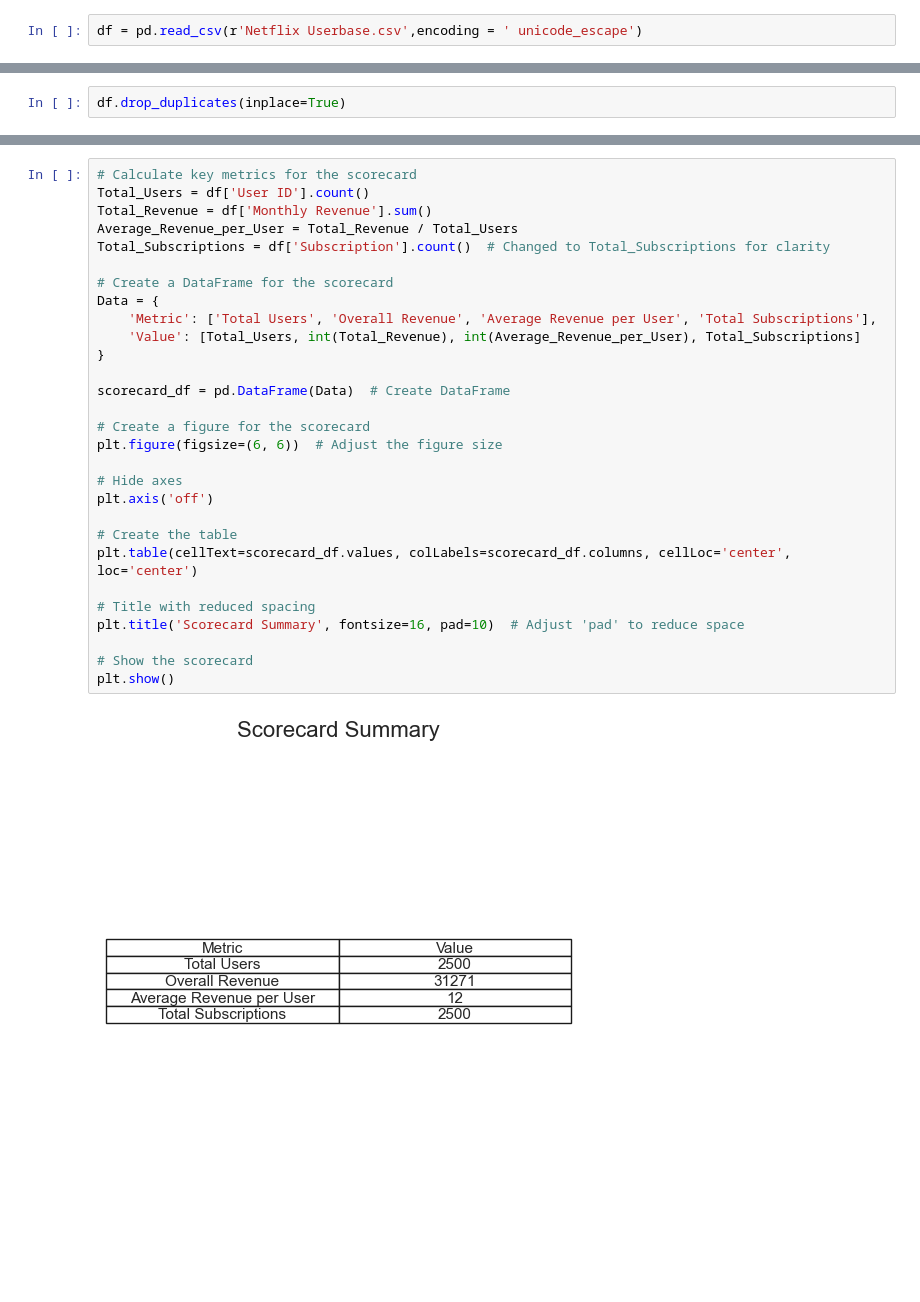
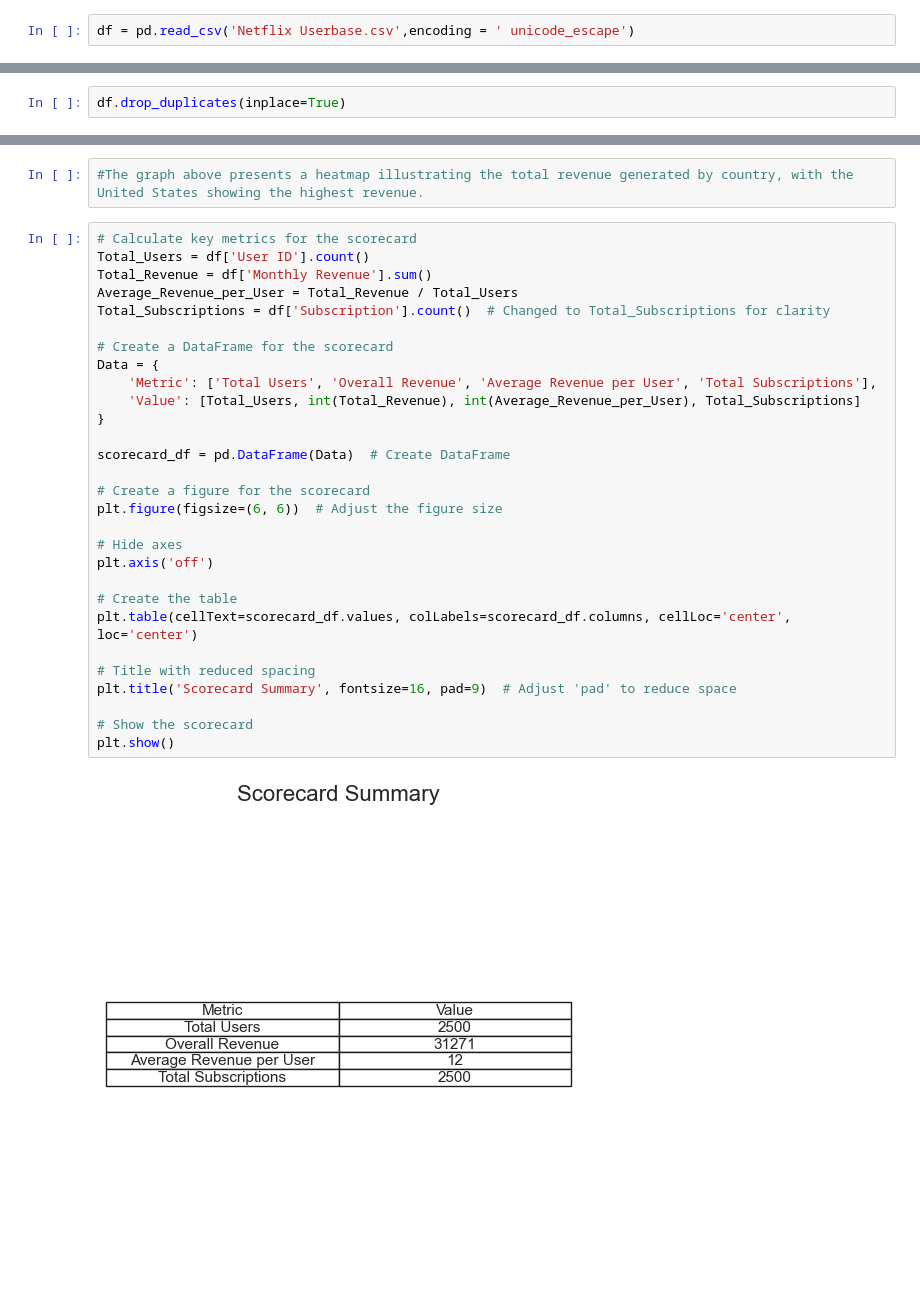
Before and after one commit to sanketsar143/Data-Analytics, a Jupyter notebook: Netflix Utilization.ipynb, the cells around one changed output, grey strips where cells are left out. Cells and saved outputs as stored; diff of their text form; blank space fills up the shorter version.

```diff
--- a/Netflix Utilization.ipynb
+++ b/Netflix Utilization.ipynb
@@ -4,7 +4,7 @@ import numpy as np
 import matplotlib.pyplot as plt
 import seaborn as sea
 # %%
-df = pd.read_csv(r'Netflix Userbase.csv',encoding = ' unicode_escape')
+df = pd.read_csv('Netflix Userbase.csv',encoding = ' unicode_escape')
 # %%
 df.shape
 # %% [output]
@@ -179,31 +193,33 @@ plt.show()
+# %%
+#The graph above presents a heatmap illustrating the total revenue generated by country, with the United States showing the highest revenue.
 # %%
 # Calculate key metrics for the scorecard
 Total_Users = df['User ID'].count()
 Total_Revenue = df['Monthly Revenue'].sum()
 Average_Revenue_per_User = Total_Revenue / Total_Users
 Total_Subscriptions = df['Subscription'].count()  # Changed to Total_Subscriptions for clarity
 
 # Create a DataFrame for the scorecard
 Data = {
     'Metric': ['Total Users', 'Overall Revenue', 'Average Revenue per User', 'Total Subscriptions'],
     'Value': [Total_Users, int(Total_Revenue), int(Average_Revenue_per_User), Total_Subscriptions]
 }
 
 scorecard_df = pd.DataFrame(Data)  # Create DataFrame
 
 # Create a figure for the scorecard
 plt.figure(figsize=(6, 6))  # Adjust the figure size
 
 # Hide axes
 plt.axis('off')
 
 # Create the table
 plt.table(cellText=scorecard_df.values, colLabels=scorecard_df.columns, cellLoc='center', loc='center')
 
 # Title with reduced spacing
-plt.title('Scorecard Summary', fontsize=16, pad=10)  # Adjust 'pad' to reduce space
+plt.title('Scorecard Summary', fontsize=16, pad=9)  # Adjust 'pad' to reduce space
 
 # Show the scorecard
 plt.show()
 # %% [output]
-[figure, old version]
+[figure, new version]
```
Also changed, not shown: parts of 13 cells of this notebook.
